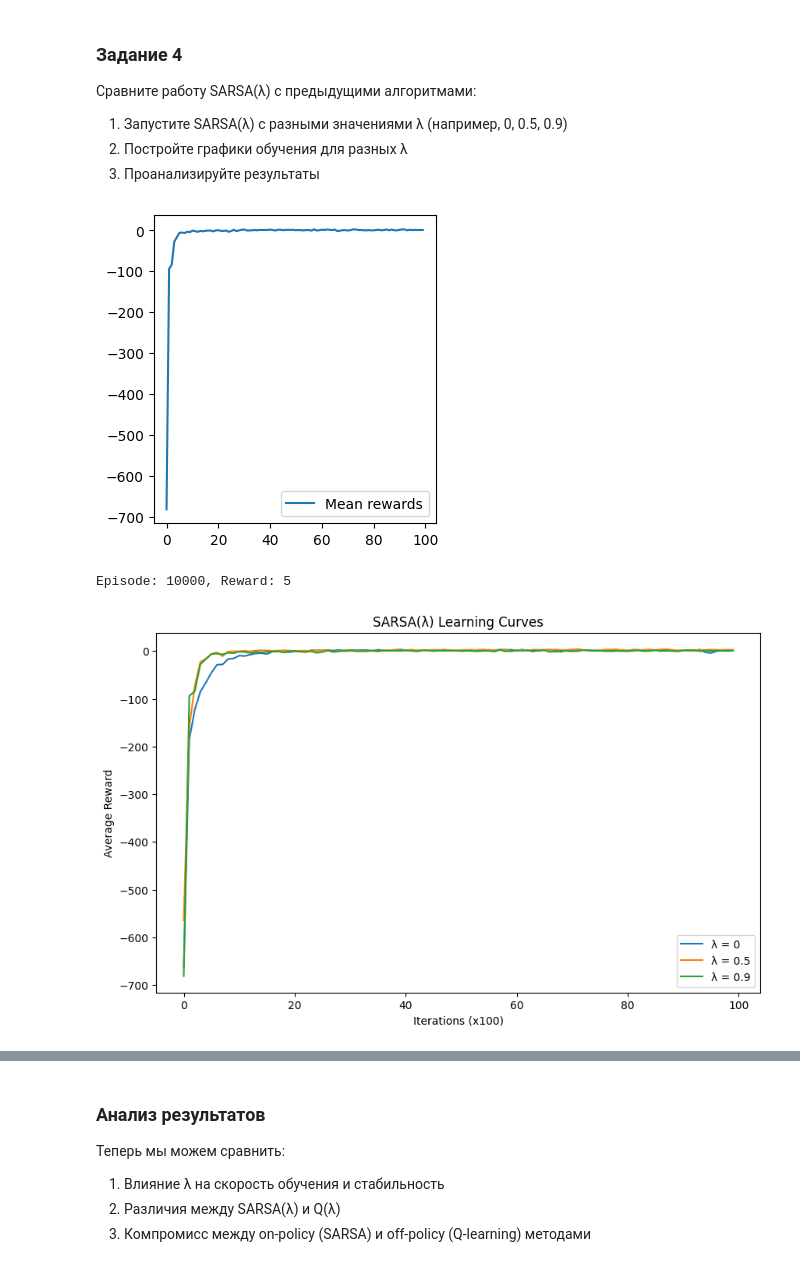
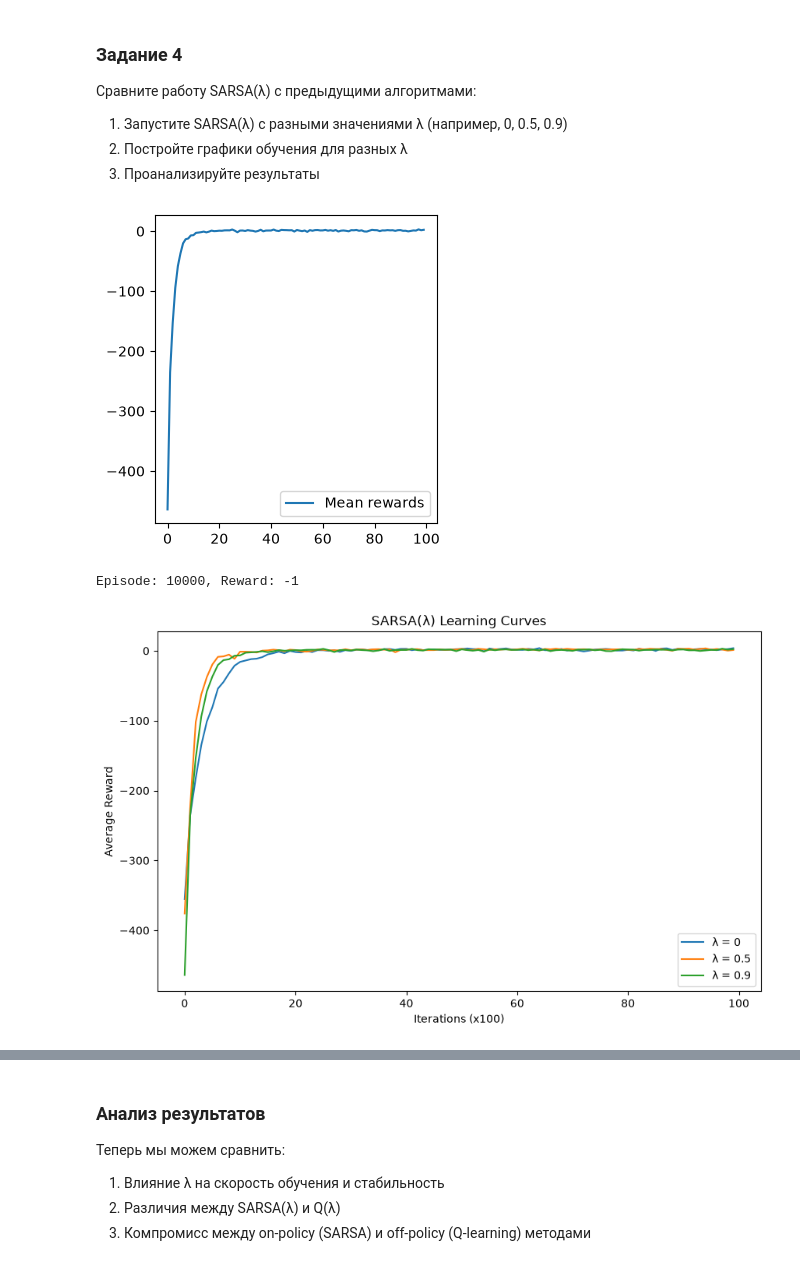
Before and after one commit to BogdanLiutikov/SB-RL-2026, a Jupyter notebook: seminars/03-seminar-q-learning-sarsa-td-lambda.ipynb, the cells around one changed output, grey strips where cells are left out. Drawn from its saved outputs; the diff is of its cells as text; code cells hidden in the pictures.

```diff
--- a/seminars/03-seminar-q-learning-sarsa-td-lambda.ipynb
+++ b/seminars/03-seminar-q-learning-sarsa-td-lambda.ipynb
@@ -213,5 +233,5 @@ def q_learning(env, n_episodes=10_000, alpha=0.1, gamma=0.9, epsilon=0.2, epsilo
 # %%
-env = gym.make('Taxi-v3', render_mode='rgb_array')
+env = gym.make('Taxi-v4', render_mode='rgb_array')
 
 # Пример запуска с разными параметрами
 xs = [0.01, 0.1, 0.5, 0.9]
@@ -328,7 +336,7 @@ def sarsa(env, n_episodes=10_000, alpha=0.1, gamma=0.9, epsilon=0.2, epsilon_dec
     # assert log[-1] >= -10
     return Q, log
 # %%
-env = gym.make('Taxi-v3', render_mode='rgb_array')
+env = gym.make('Taxi-v4', render_mode='rgb_array')
 
 # Пример запуска с разными параметрами
 xs = [0.01, 0.1, 0.5, 0.9]
@@ -355,18 +363,17 @@ Episode: 10000, Reward: -7, Eps: 0.001246427204280841
 # %%
-env = gym.make('Taxi-v3', render_mode='rgb_array')
-env = RecordVideo(env, "videos/sarsa-taxi-v3/", episode_trigger=lambda x: True)
+env = gym.make('Taxi-v4', render_mode='rgb_array')
+env = RecordVideo(env, "videos/sarsa-Taxi-v4/", episode_trigger=lambda x: True)
 
 state, _ = env.reset()
-terminated = False
+done = False
 
-while not terminated:
+while not done:
     action = np.argmax(Q[state])
     next_state, reward, terminated, truncated, _ = env.step(action)
+    done = terminated or truncated
     state = next_state
 
-    if terminated or truncated:
-        break
 
 env.close()
 
-show_video("videos/sarsa-taxi-v3/")
+show_video("videos/sarsa-Taxi-v4/")
@@ -487,26 +499,28 @@ def sarsa_lambda(env, n_episodes, alpha=0.1, gamma=0.9, lambda_=0.9, epsilon=0.1
         # Выбор начального действия
         a = select_action_eps_greedy(Q, s, epsilon)
         episode_reward = 0
-        terminated = False
+        done = False
 
-        while not terminated:
-            # Выполнение действия
+        while not done:
             next_s, r, terminated, truncated, _ = env.step(a)
+            done = terminated or truncated
 
-            # Выбор следующего действия
-            next_a = select_action_eps_greedy(Q, next_s, epsilon)
+            if terminated:
+                next_a = None
+                next_value = 0.0
+            else:
+                next_a = select_action_eps_greedy(Q, next_s, epsilon)
+                next_value = Q[next_s, next_a]
 
-            # Вычисление TD-ошибки
-            td_error = r + gamma * Q[next_s, next_a] * (not terminated) - Q[s, a]
-
-            # Обновление следов приемлемости
+            td_target = r + gamma * next_value
+            td_error = td_target - Q[s, a]
             e = update_eligibility_traces(e, s, a, gamma, lambda_)
-
-            # Обновление Q-значений
             update_Q_TD_lambda(Q, e, td_error, alpha)
 
+            episode_reward += r
+            if done:
+                break
             s, a = next_s, next_a
-            episode_reward += r
 
         rewards_batch.append(episode_reward)
         if episode % 100 == 0:
@@ -524,28 +538,28 @@ def sarsa_lambda(env, n_episodes, alpha=0.1, gamma=0.9, lambda_=0.9, epsilon=0.1
 2. Постройте графики обучения для разных λ
 3. Проанализируйте результаты
 # %%
-env = gym.make('Taxi-v3', render_mode='rgb_array')
+env = gym.make('Taxi-v4', render_mode='rgb_array')
 
 # Пример запуска с разными λ
 lambdas = [0, 0.5, 0.9]
 results = {}
 
 for lambda_ in lambdas:
     print(f"\nTraining with λ = {lambda_}")
     Q, log = sarsa_lambda(env, n_episodes=10000, lambda_=lambda_)
     results[lambda_] = log
 
 # Визуализация результатов
 plt.figure(figsize=(10, 6))
 for lambda_ in lambdas:
     plt.plot(results[lambda_], label=f'λ = {lambda_}')
 plt.xlabel('Iterations (x100)')
 plt.ylabel('Average Reward')
 plt.title('SARSA(λ) Learning Curves')
 plt.legend()
 plt.show()
 # %% [output]
-[figure, old version]
+[figure, new version]
-Episode: 10000, Reward: 5
+Episode: 10000, Reward: -1
-[figure, old version]
+[figure, new version]
 # %%
```
Also changed, not shown: parts of 32 cells of this notebook.
